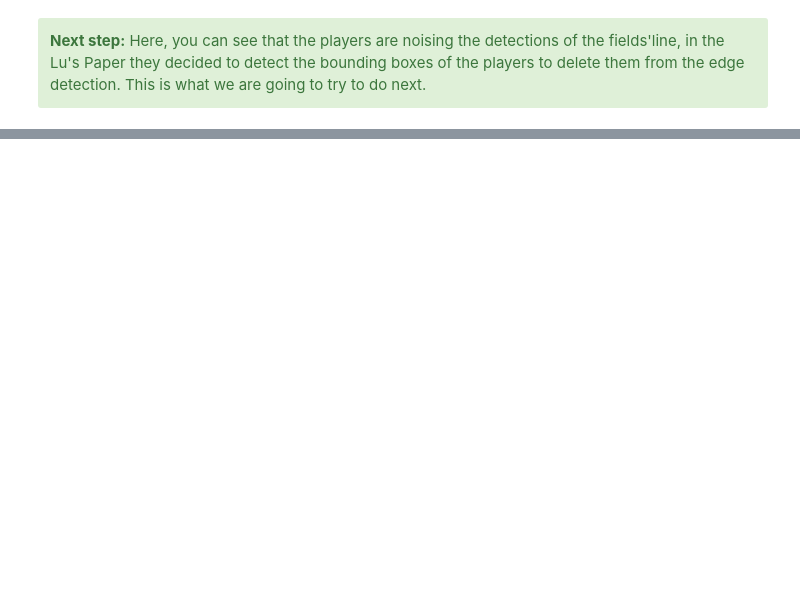
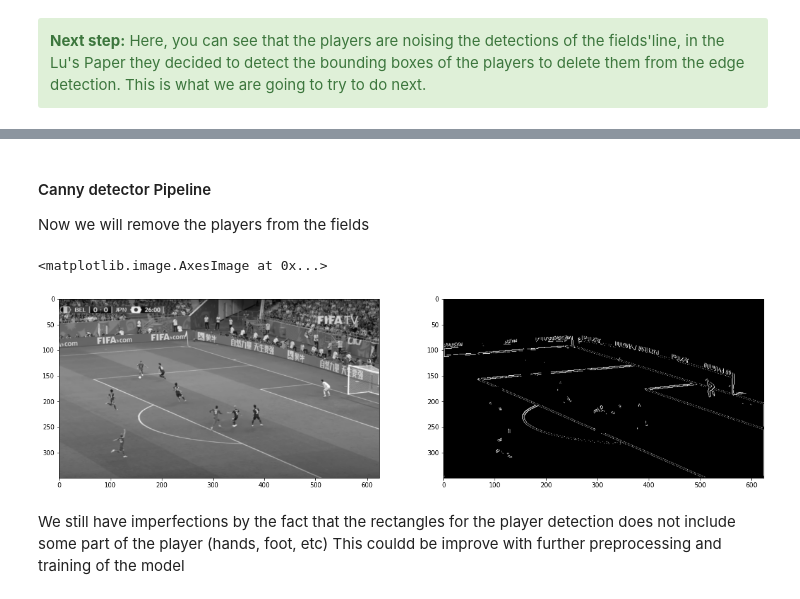
Before and after one commit to chloedia/VIC_PROJECT, a Jupyter notebook: Field_detector.ipynb, the cells around one changed output, grey strips where cells are left out. Cells and saved outputs as stored; diff of their text form; code cells hidden in the pictures; blank space fills up the shorter version.

```diff
--- a/Field_detector.ipynb
+++ b/Field_detector.ipynb
@@ -305,0 +378,60 @@ NameError: name 'cv2' is not defined
+# %% [markdown]
+#### Canny detector Pipeline
+Now we will remove the players from the fields
+# %%
+def canny_edge_detector(img, bbox,resize_shape,mask, thresh_lo=0.1, thresh_hi=0.2):
+    """
+    The Canny edge detector.
+
+    Inputs:
+        img              The input image
+        thresh_lo        The fraction of the maximum gradient magnitude which will
+                         be considered the lo threshold.
+        thresh_hi        The fraction of the maximum gradient magnitude which will
+                         be considered the hi threshold. Ideally should be 2x to 3x
+                         thresh_lo.
+
+    Outputs:
+        edge_img         A binary image, with pixels lying on edges marked with a 1,
+                         and others with a 0.
+    """
+
+    # Smooth the image first.
+    smoothed             = gaussian_filter(img,1)
+
+    # Find gradient magnitude and direction
+    g_magnitude, g_dir   = gradient(smoothed)
+
+    # Non-maximum suppression
+    g_max                = non_maximum_suppression(g_magnitude, g_dir)
+
+    # Double thresholding
+    thresh_img           = double_thresholding(g_max, thresh_lo, thresh_hi)
+
+    # Final edge connectivity
+    edge_img             = connectivity(thresh_img)
+
+    w,h=edge_img.shape
+    edge_img=cv2.resize(edge_img,(resize_shape[1],resize_shape[0]))
+    for x1, y1, x2, y2 in bbox:
+        for x in range(x1,x2+1):
+            for y in range(y1,y2+1):
+                edge_img[y, x]=0
+    # Return the result
+    edge_img=cv2.resize(edge_img,(h,w))
+    mask=cv2.resize(mask,(h,w))
+    edge_img=edge_img*mask
+    return edge_img
+
+
+fig, axes = plt.subplots(figsize=(20, 12), ncols=2)
+
+edges = canny_edge_detector(img,new_bbox,image.shape,mask, thresh_lo=0.05, thresh_hi=0.09)
+
+axes[0].imshow(img, cmap='gray')
+axes[1].imshow(edges, cmap='gray')
+# %% [output]
+<matplotlib.image.AxesImage at 0x...>
+[figure, added]
+# %% [markdown]
+We still have imperfections by the fact that the rectangles for the player detection does not include some part of the player (hands, foot, etc) This couldd be improve with further preprocessing and training of the model
```
Also changed, not shown: parts of 24 cells of this notebook, 1 other file.
